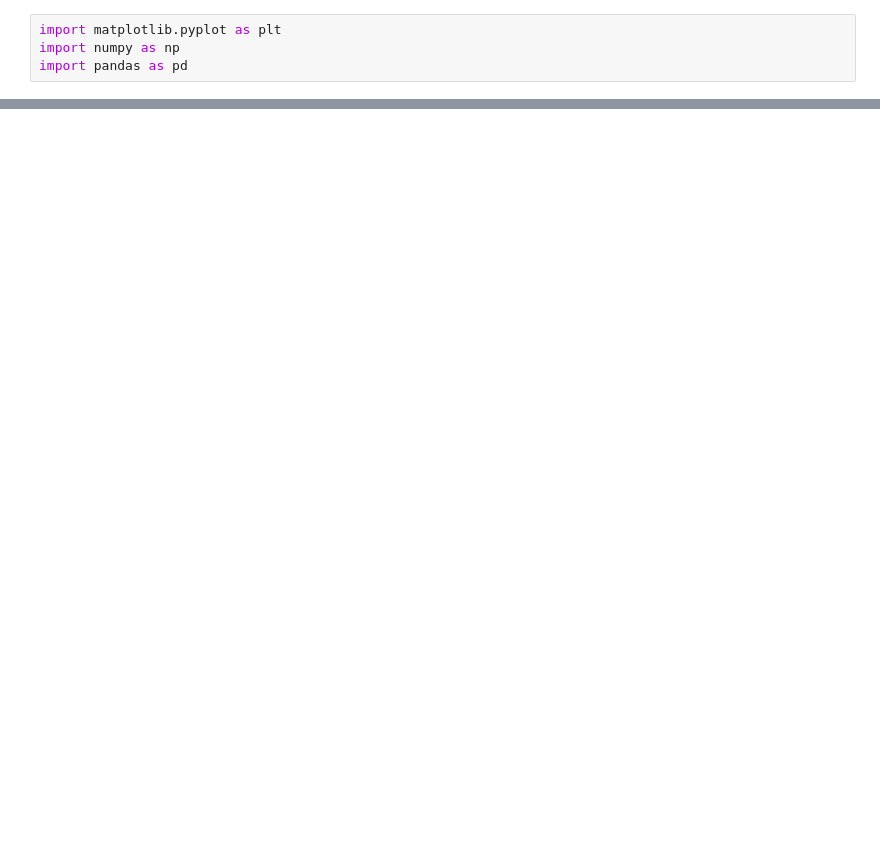
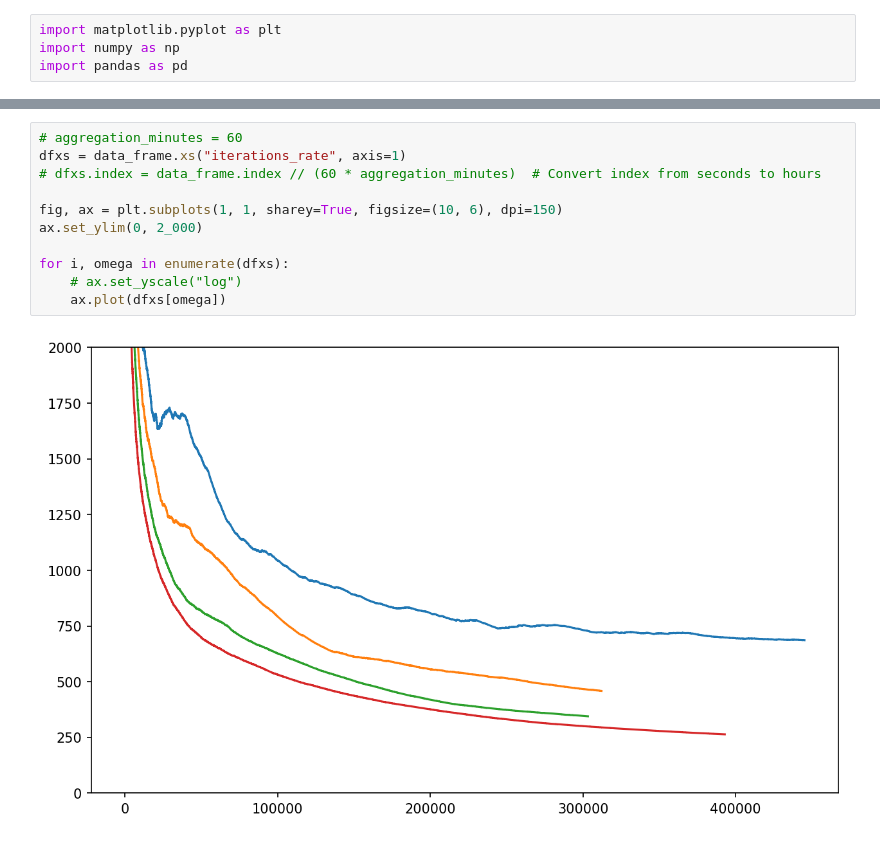
Before and after one commit to markzmbl/graph-analysis, a Jupyter notebook: main.ipynb, the cells around one changed output, grey strips where cells are left out. Drawn from its saved outputs; the diff is of its cells as text; blank space fills up the shorter version.

```diff
--- a/main.ipynb
+++ b/main.ipynb
@@ -45,3 +45,16 @@ data_frame
+# %%
+# aggregation_minutes = 60
+dfxs = data_frame.xs("iterations_rate", axis=1)
+# dfxs.index = data_frame.index // (60 * aggregation_minutes)  # Convert index from seconds to hours
+
+fig, ax = plt.subplots(1, 1, sharey=True, figsize=(10, 6), dpi=150)
+ax.set_ylim(0, 2_000)
+
+for i, omega in enumerate(dfxs):
+    # ax.set_yscale("log")
+    ax.plot(dfxs[omega])
+# %% [output]
+[figure, added]
 # %%
 import matplotlib.pyplot as plt
 import pandas as pd
```
Also changed, not shown: parts of 6 cells of this notebook, 1 other file.
